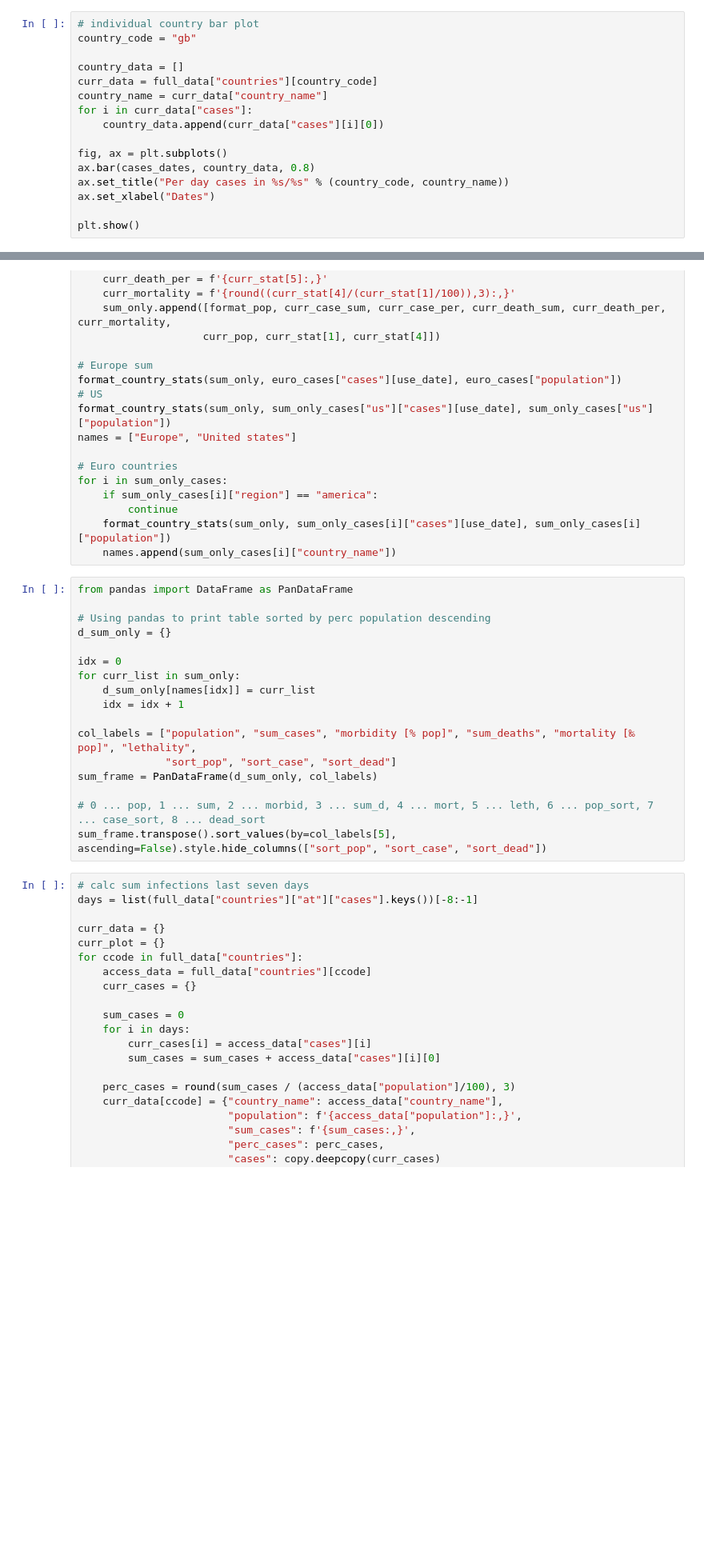
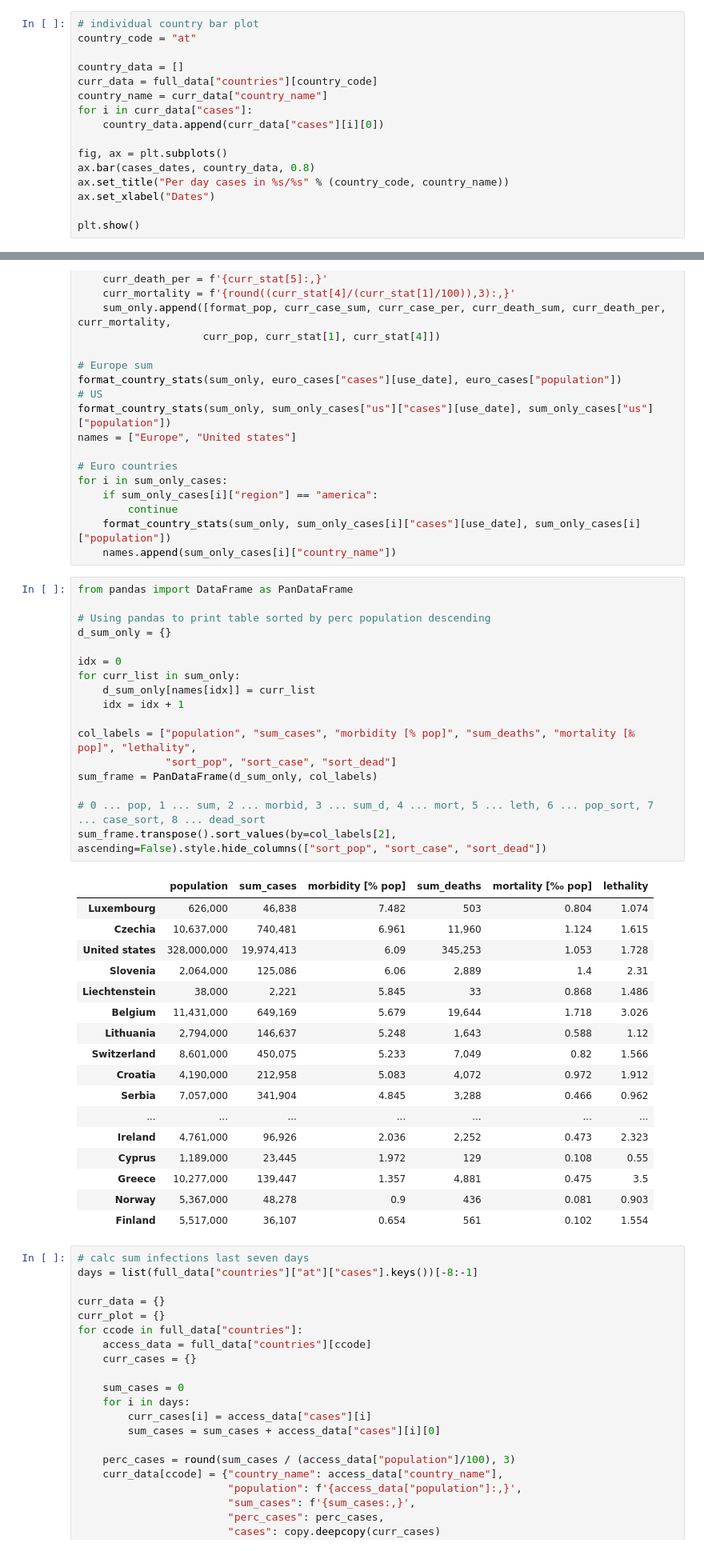
Before and after one commit to mpsonntag/snippets, a Jupyter notebook: notebooks/cov_who.ipynb, the cells around one changed output, grey strips where cells are left out. Shown at 80% size. Saved outputs shown, nothing was run; the diff lists cells and outputs as text; blank space fills up the shorter version.

```diff
--- a/notebooks/cov_who.ipynb
+++ b/notebooks/cov_who.ipynb
@@ -269,6 +303,6 @@ plt.show()
 # %%
 # individual country bar plot
-country_code = "gb"
+country_code = "at"
 
 country_data = []
 curr_data = full_data["countries"][country_code]
@@ -316,20 +353,38 @@ for i in sum_only_cases:
 # %%
 from pandas import DataFrame as PanDataFrame
 
 # Using pandas to print table sorted by perc population descending
 d_sum_only = {}
 
 idx = 0
 for curr_list in sum_only:
     d_sum_only[names[idx]] = curr_list
     idx = idx + 1
 
 col_labels = ["population", "sum_cases", "morbidity [% pop]", "sum_deaths", "mortality [‰ pop]", "lethality",
               "sort_pop", "sort_case", "sort_dead"]
 sum_frame = PanDataFrame(d_sum_only, col_labels)
 
 # 0 ... pop, 1 ... sum, 2 ... morbid, 3 ... sum_d, 4 ... mort, 5 ... leth, 6 ... pop_sort, 7 ... case_sort, 8 ... dead_sort
-sum_frame.transpose().sort_values(by=col_labels[5], ascending=False).style.hide_columns(["sort_pop", "sort_case", "sort_dead"])
+sum_frame.transpose().sort_values(by=col_labels[2], ascending=False).style.hide_columns(["sort_pop", "sort_case", "sort_dead"])
+# %% [output]
+|  | population | sum_cases | morbidity [% pop] | sum_deaths | mortality [‰ pop] | lethality |
+| Luxembourg | 626,000 | 46,838 | 7.482 | 503 | 0.804 | 1.074 |
+| Czechia | 10,637,000 | 740,481 | 6.961 | 11,960 | 1.124 | 1.615 |
+| United states | 328,000,000 | 19,974,413 | 6.09 | 345,253 | 1.053 | 1.728 |
+| Slovenia | 2,064,000 | 125,086 | 6.06 | 2,889 | 1.4 | 2.31 |
+| Liechtenstein | 38,000 | 2,221 | 5.845 | 33 | 0.868 | 1.486 |
+| Belgium | 11,431,000 | 649,169 | 5.679 | 19,644 | 1.718 | 3.026 |
+| Lithuania | 2,794,000 | 146,637 | 5.248 | 1,643 | 0.588 | 1.12 |
+| Switzerland | 8,601,000 | 450,075 | 5.233 | 7,049 | 0.82 | 1.566 |
+| Croatia | 4,190,000 | 212,958 | 5.083 | 4,072 | 0.972 | 1.912 |
+| Serbia | 7,057,000 | 341,904 | 4.845 | 3,288 | 0.466 | 0.962 |
+| ... | ... | ... | ... | ... | ... | ... |
+| Ireland | 4,761,000 | 96,926 | 2.036 | 2,252 | 0.473 | 2.323 |
+| Cyprus | 1,189,000 | 23,445 | 1.972 | 129 | 0.108 | 0.55 |
+| Greece | 10,277,000 | 139,447 | 1.357 | 4,881 | 0.475 | 3.5 |
+| Norway | 5,367,000 | 48,278 | 0.9 | 436 | 0.081 | 0.903 |
+| Finland | 5,517,000 | 36,107 | 0.654 | 561 | 0.102 | 1.554 |
 # %%
 # calc sum infections last seven days
 days = list(full_data["countries"]["at"]["cases"].keys())[-8:-1]
```
Also changed, not shown: parts of 11 cells of this notebook.
